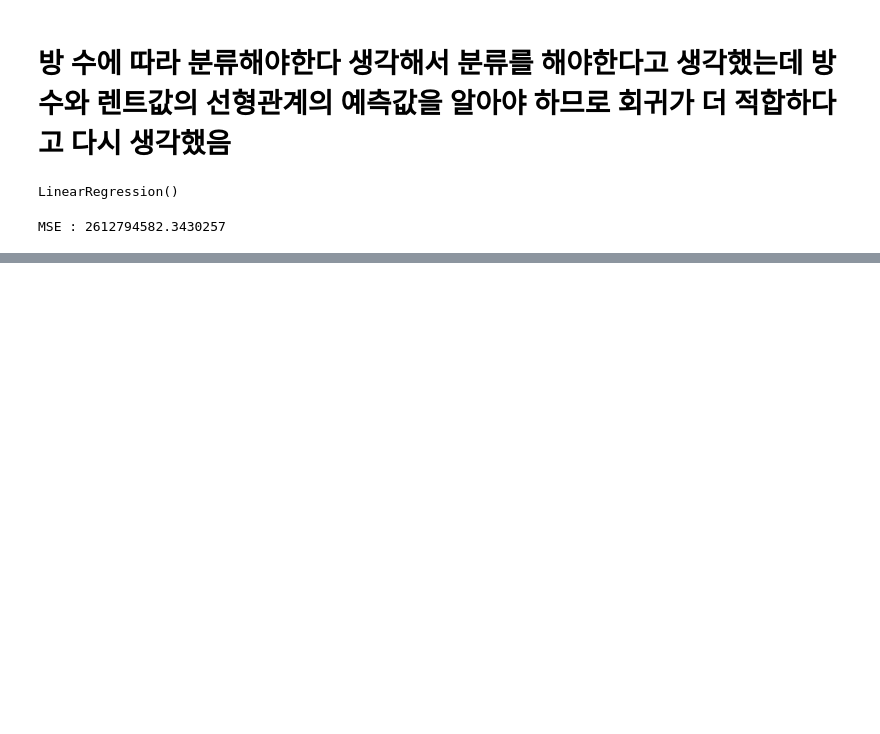
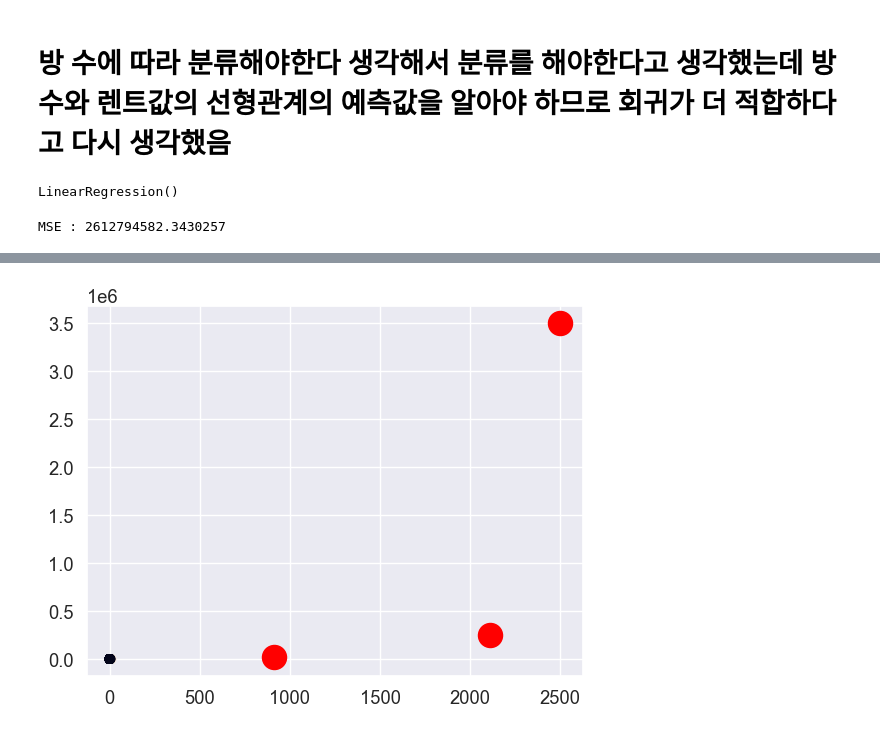
Before and after one commit to juwoncozyboy/Machine_learning_advance, a Jupyter notebook: Rent_vs_BHK.ipynb, the cells around one changed output, grey strips where cells are left out. Saved outputs shown, nothing was run; the diff lists cells and outputs as text; code cells hidden in the pictures; blank space fills up the shorter version.

```diff
--- a/Rent_vs_BHK.ipynb
+++ b/Rent_vs_BHK.ipynb
@@ -199,0 +249,2 @@ MSE : 2612794582.3430257
+# %%
+data = pd.read_csv('rent.csv')
@@ -199,0 +285,13 @@ MSE : 2612794582.3430257
+# %%
+from sklearn.cluster import KMeans
+
+kmeans = KMeans(n_clusters = 3)
+X = data[['Size','Rent']]
+kmeans.fit(X[['Size', 'Rent']])
+pred = kmeans.predict(X[['Size', 'Rent']])
+
+plt.scatter(X_scaled[:, 0], X_scaled[:, 1], c=pred)
+plt.scatter(kmeans.cluster_centers_[:, 0], kmeans.cluster_centers_[:, 1], s = 300, c ='red')
+plt.show()
+# %% [output]
+[figure, added]
```
Also changed, not shown: parts of 10 cells of this notebook, 4 other files.
